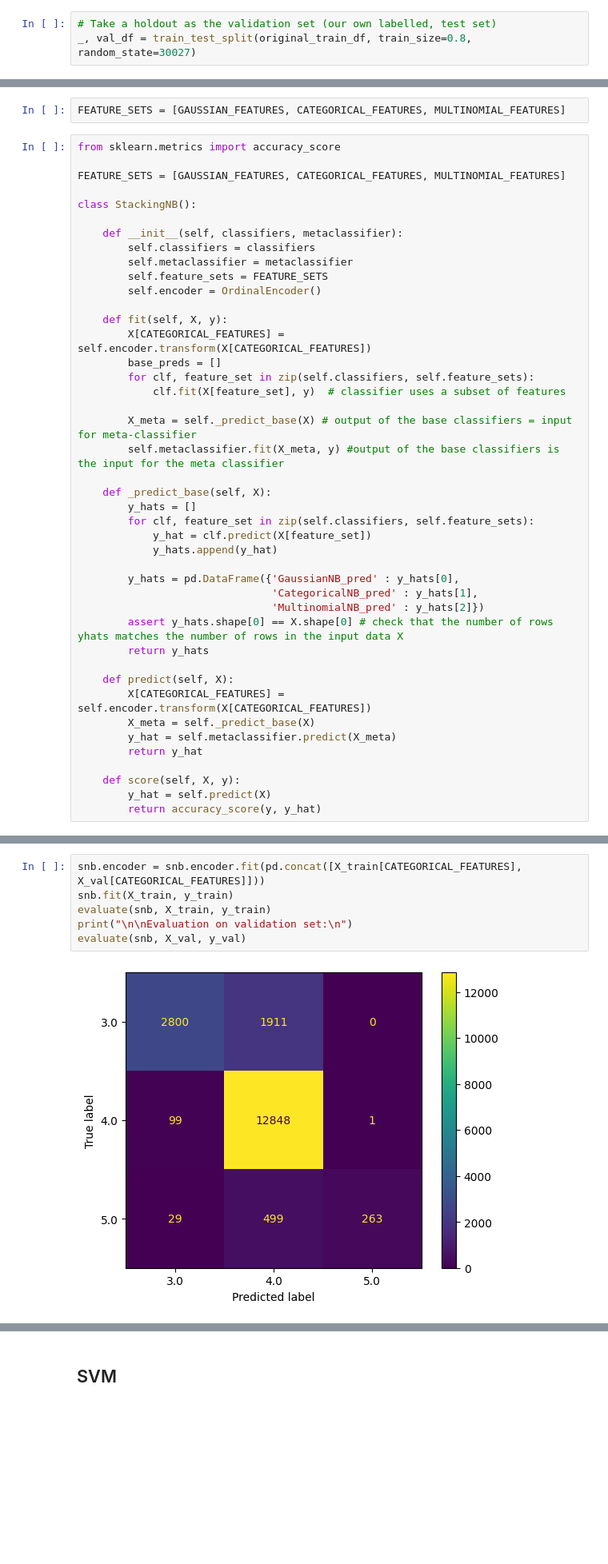
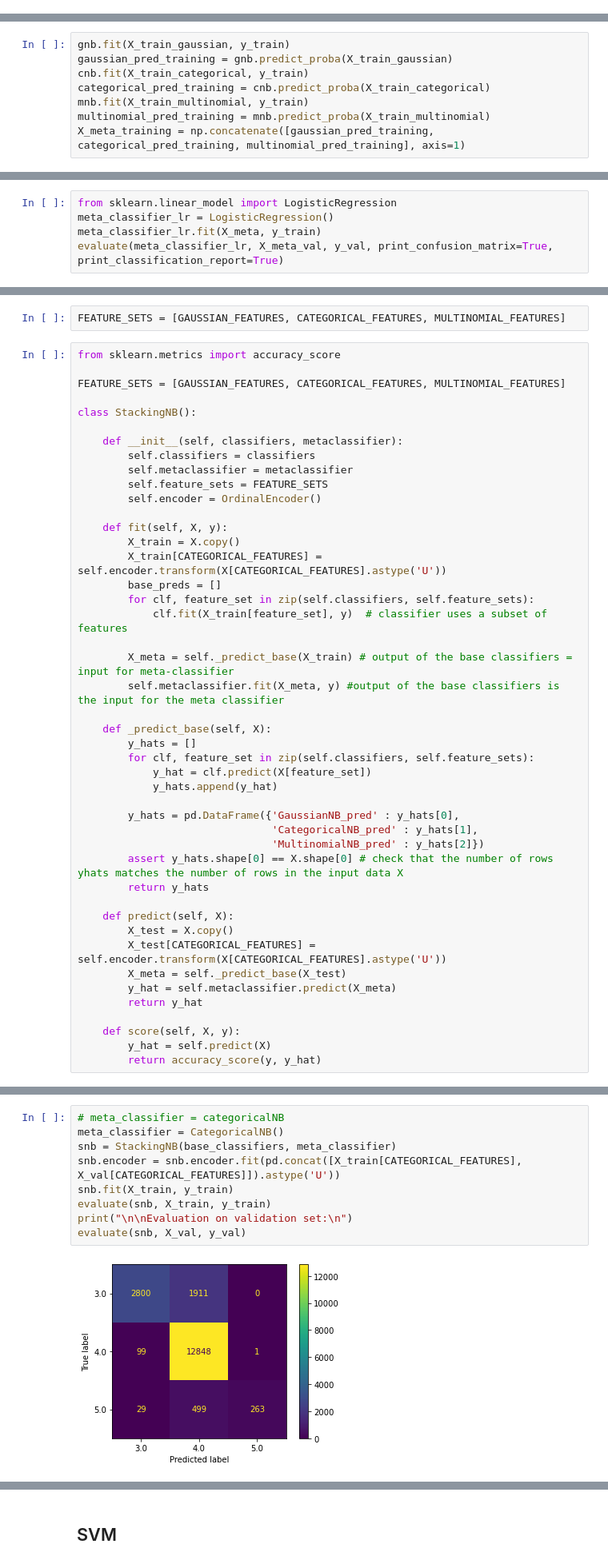
Before and after one commit to 7angel4/Goodreads-rating-classification, a Jupyter notebook: comp30027-a2.ipynb, the cells around one changed output, grey strips where cells are left out. Shown at 80% size. Cells and saved outputs as stored; diff of their text form; blank space fills up the shorter version.

Commit message:
Debug: make a copy with X in stakingNB

```diff
--- a/comp30027-a2.ipynb
+++ b/comp30027-a2.ipynb
@@ -41,9 +41,6 @@ Test set size: 5766
 # %%
 # Take a holdout as the validation set (our own labelled, test set)
 train_df, val_df = train_test_split(original_train_df, train_size=0.8, random_state=30027)
-# %%
-# Take a holdout as the validation set (our own labelled, test set)
-_, val_df = train_test_split(original_train_df, train_size=0.8, random_state=30027)
 # %% [markdown]
 # Preprocessing
 # %%
@@ -530,0 +498,8 @@ array([4., 4., 4., ..., 4., 4., 4.])
+# %%
+gnb.fit(X_train_gaussian, y_train)
+gaussian_pred_training = gnb.predict_proba(X_train_gaussian)
+cnb.fit(X_train_categorical, y_train)
+categorical_pred_training = cnb.predict_proba(X_train_categorical)
+mnb.fit(X_train_multinomial, y_train)
+multinomial_pred_training = mnb.predict_proba(X_train_multinomial)
+X_meta_training = np.concatenate([gaussian_pred_training, categorical_pred_training, multinomial_pred_training], axis=1)
@@ -530,0 +511,5 @@ array([4., 4., 4., ..., 4., 4., 4.])
+# %%
+from sklearn.linear_model import LogisticRegression
+meta_classifier_lr = LogisticRegression()
+meta_classifier_lr.fit(X_meta, y_train)
+evaluate(meta_classifier_lr, X_meta_val, y_val, print_confusion_matrix=True, print_classification_report=True)
@@ -546,12 +543,13 @@ class StackingNB():
         self.encoder = OrdinalEncoder()
 
     def fit(self, X, y):
-        X[CATEGORICAL_FEATURES] = self.encoder.transform(X[CATEGORICAL_FEATURES])
+        X_train = X.copy()
+        X_train[CATEGORICAL_FEATURES] = self.encoder.transform(X[CATEGORICAL_FEATURES].astype('U'))
         base_preds = []
         for clf, feature_set in zip(self.classifiers, self.feature_sets):
-            clf.fit(X[feature_set], y)  # classifier uses a subset of features
+            clf.fit(X_train[feature_set], y)  # classifier uses a subset of features
 
-        X_meta = self._predict_base(X) # output of the base classifiers = input for meta-classifier
+        X_meta = self._predict_base(X_train) # output of the base classifiers = input for meta-classifier
         self.metaclassifier.fit(X_meta, y) #output of the base classifiers is the input for the meta classifier
 
     def _predict_base(self, X):
@@ -567,8 +565,9 @@ class StackingNB():
         return y_hats
 
     def predict(self, X):
-        X[CATEGORICAL_FEATURES] = self.encoder.transform(X[CATEGORICAL_FEATURES])
-        X_meta = self._predict_base(X)
+        X_test = X.copy()
+        X_test[CATEGORICAL_FEATURES] = self.encoder.transform(X[CATEGORICAL_FEATURES].astype('U'))
+        X_meta = self._predict_base(X_test)
         y_hat = self.metaclassifier.predict(X_meta)
         return y_hat
 
@@ -585,11 +581,14 @@ snb = StackingNB(base_classifiers, meta_classifier)
 # %%
-snb.encoder = snb.encoder.fit(pd.concat([X_train[CATEGORICAL_FEATURES], X_val[CATEGORICAL_FEATURES]]))
+# meta_classifier = categoricalNB
+meta_classifier = CategoricalNB()
+snb = StackingNB(base_classifiers, meta_classifier)
+snb.encoder = snb.encoder.fit(pd.concat([X_train[CATEGORICAL_FEATURES], X_val[CATEGORICAL_FEATURES]]).astype('U'))
 snb.fit(X_train, y_train)
 evaluate(snb, X_train, y_train)
 print("\n\nEvaluation on validation set:\n")
 evaluate(snb, X_val, y_val)
 # %% [output]
-[figure, old version]
+[figure, new version]
               precision    recall  f1-score   support
 
          3.0       0.96      0.59      0.73      4711
```
Also changed, not shown: parts of 19 cells of this notebook.
